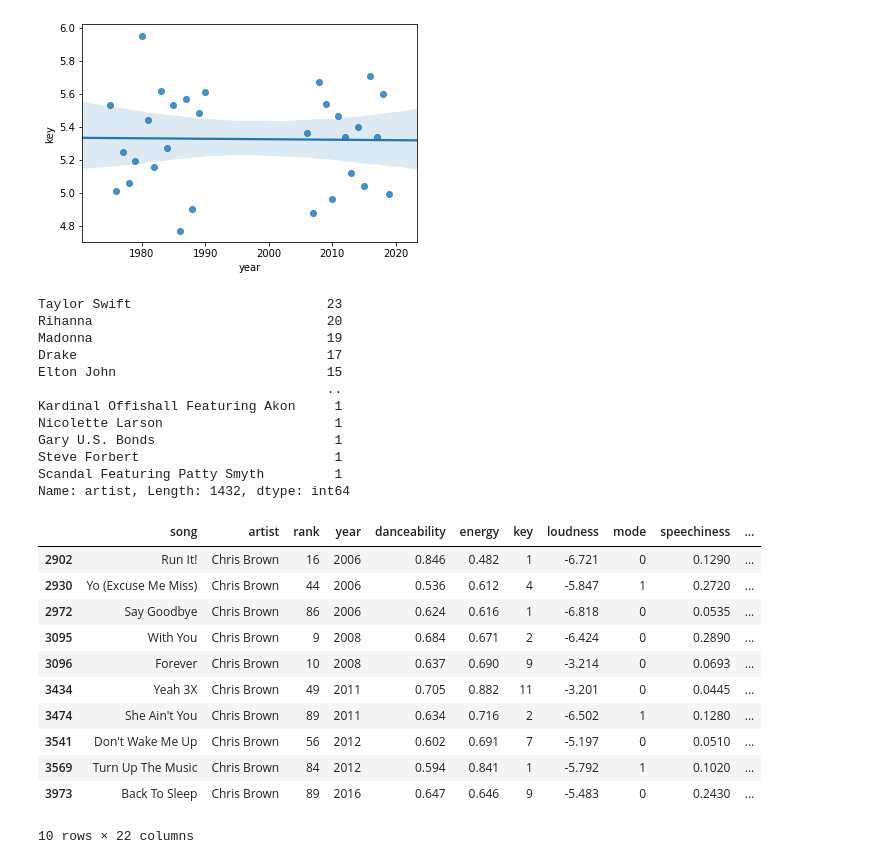
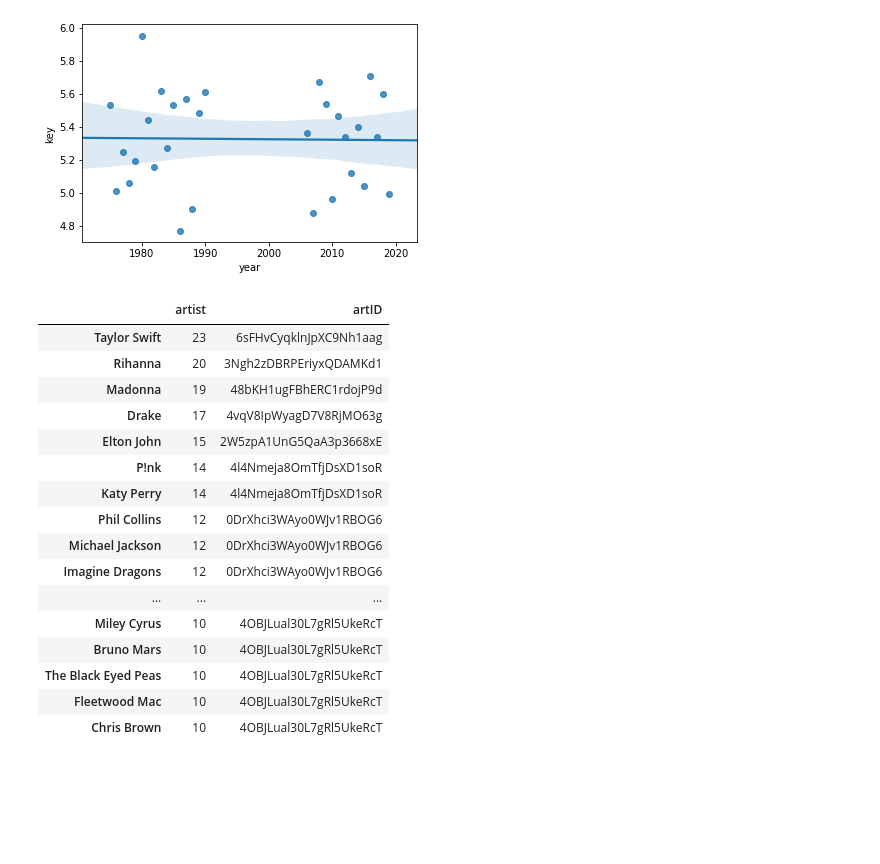
Before and after one commit to noahgriff99/320-Final-Project, a Jupyter notebook: Scrape Billboard.ipynb, the cells around one changed output. Saved outputs shown, nothing was run; the diff lists cells and outputs as text; code cells hidden in the pictures; blank space fills up the shorter version.

Commit message:
got missing data

```diff
--- a/Scrape Billboard.ipynb
+++ b/Scrape Billboard.ipynb
@@ -380,34 +384,37 @@ sns.regplot(grouped['year'],grouped['key'])
 # %% [output]
 <matplotlib.axes._subplots.AxesSubplot at 0x...>
 [figure]
-# %%
-data.head()
-data['artist'].value_counts()
-# %% [output]
-Taylor Swift                         23
-Rihanna                              20
-Madonna                              19
-Drake                                17
-Elton John                           15
-                                     ..
-Kardinal Offishall Featuring Akon     1
-Nicolette Larson                      1
-Gary U.S. Bonds                       1
-Steve Forbert                         1
-Scandal Featuring Patty Smyth         1
-Name: artist, Length: 1432, dtype: int64
-# %%
-data.loc[data['artist'] == 'Chris Brown']
-# %% [output]
-|  | song | artist | rank | year | danceability | energy | key | loudness | mode | speechiness | ... |
-| 2902 | Run It! | Chris Brown | 16 | 2006 | 0.846 | 0.482 | 1 | -6.721 | 0 | 0.1290 | ... |
-| 2930 | Yo (Excuse Me Miss) | Chris Brown | 44 | 2006 | 0.536 | 0.612 | 4 | -5.847 | 1 | 0.2720 | ... |
-| 2972 | Say Goodbye | Chris Brown | 86 | 2006 | 0.624 | 0.616 | 1 | -6.818 | 0 | 0.0535 | ... |
-| 3095 | With You | Chris Brown | 9 | 2008 | 0.684 | 0.671 | 2 | -6.424 | 0 | 0.2890 | ... |
-| 3096 | Forever | Chris Brown | 10 | 2008 | 0.637 | 0.690 | 9 | -3.214 | 0 | 0.0693 | ... |
-| 3434 | Yeah 3X | Chris Brown | 49 | 2011 | 0.705 | 0.882 | 11 | -3.201 | 0 | 0.0445 | ... |
-| 3474 | She Ain't You | Chris Brown | 89 | 2011 | 0.634 | 0.716 | 2 | -6.502 | 1 | 0.1280 | ... |
-| 3541 | Don't Wake Me Up | Chris Brown | 56 | 2012 | 0.602 | 0.691 | 7 | -5.197 | 0 | 0.0510 | ... |
-| 3569 | Turn Up The Music | Chris Brown | 84 | 2012 | 0.594 | 0.841 | 1 | -5.792 | 1 | 0.1020 | ... |
-| 3973 | Back To Sleep | Chris Brown | 89 | 2016 | 0.647 | 0.646 | 9 | -5.483 | 0 | 0.2430 | ... |
-10 rows × 22 columns
+# %%
+data.head()
+topArt = data['artist'].value_counts().to_frame()
+topArt = topArt.loc[topArt['artist'] > 9]
+artID = []
+for i,row in topArt.iterrows():
+    result = sp.search(q=row.artist,type='artist')
+
+    artID.append(result['artists']['items'][0]['id'])
+
+#     for key in result['artists']['items']:
+#     artID.append(result['artists']['items']['id'])
+# %%
+
+topArt['artID'] = artID
+topArt
+# %% [output]
+|  | artist | artID |
+| Taylor Swift | 23 | 6sFHvCyqklnJpXC9Nh1aag |
+| Rihanna | 20 | 3Ngh2zDBRPEriyxQDAMKd1 |
+| Madonna | 19 | 48bKH1ugFBhERC1rdojP9d |
+| Drake | 17 | 4vqV8IpWyagD7V8RjMO63g |
+| Elton John | 15 | 2W5zpA1UnG5QaA3p3668xE |
+| P!nk | 14 | 4l4Nmeja8OmTfjDsXD1soR |
+| Katy Perry | 14 | 4l4Nmeja8OmTfjDsXD1soR |
+| Phil Collins | 12 | 0DrXhci3WAyo0WJv1RBOG6 |
+| Michael Jackson | 12 | 0DrXhci3WAyo0WJv1RBOG6 |
+| Imagine Dragons | 12 | 0DrXhci3WAyo0WJv1RBOG6 |
+| ... | ... | ... |
+| Miley Cyrus | 10 | 4OBJLual30L7gRl5UkeRcT |
+| Bruno Mars | 10 | 4OBJLual30L7gRl5UkeRcT |
+| The Black Eyed Peas | 10 | 4OBJLual30L7gRl5UkeRcT |
+| Fleetwood Mac | 10 | 4OBJLual30L7gRl5UkeRcT |
+| Chris Brown | 10 | 4OBJLual30L7gRl5UkeRcT |
```
Also changed, not shown: parts of 6 cells of this notebook.
